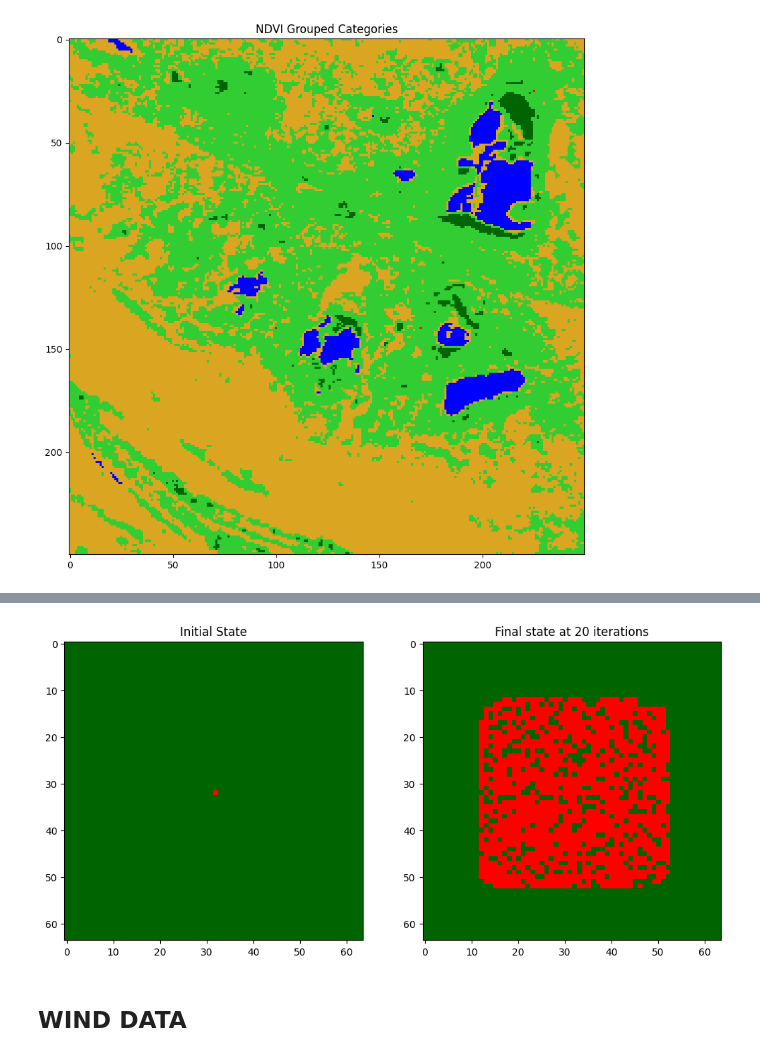
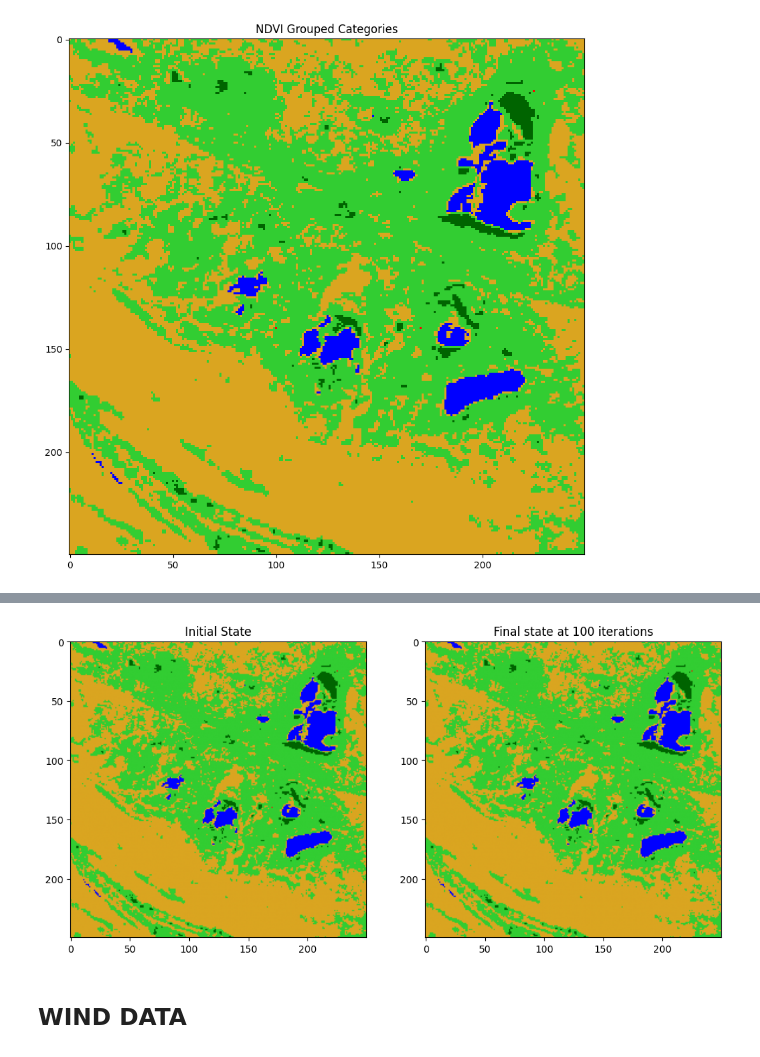
Before and after one commit to francobarrionuevoenv21/HPC_2025, a Jupyter notebook: Final_project/CA_Implt_GPUs_HPC2025.ipynb, the cells around one changed output, grey strips where cells are left out. Drawn from its saved outputs; the diff is of its cells as text; code cells hidden in the pictures.

```diff
--- a/Final_project/CA_Implt_GPUs_HPC2025.ipynb
+++ b/Final_project/CA_Implt_GPUs_HPC2025.ipynb
@@ -490,6 +522,6 @@ Text(0.5, 1.0, 'NDVI Grouped Categories')
 # %%
 # NUMBER OF TIME-STEPS
-T = 20
+T = 100
 
 # SET RANDOM VALUES MATRIX (ONLY FOR GPU IMPLEMENTATION)
 random_p_s2 = np.random.rand(T, x_s2, y_s2).astype(np.float32)
@@ -505,14 +537,14 @@ start_GPU = time.time()
 compute_AC = mod.get_function("compute_AC")
 
 # ALLOCATE GPU MEMORY
-state_gpu_s2 = drv.mem_alloc(state_s2.nbytes)
-state_old_gpu_s2 = drv.mem_alloc(state_s2.nbytes)
-pden_gpu_s2 = drv.mem_alloc(p_den_s2_sel.nbytes)
+state_gpu_s2 = drv.mem_alloc(state_s2_copy.nbytes)
+state_old_gpu_s2 = drv.mem_alloc(state_s2_copy.nbytes)
+pburn_gpu_s2 = drv.mem_alloc(p_burn_s2.nbytes)
 randm_gpu_s2 = drv.mem_alloc(random_p_s2[0].nbytes)
 
 # Copy initial data to GPU
-drv.memcpy_htod(state_gpu_s2, state_s2)
-drv.memcpy_htod(pden_gpu_s2, p_den_s2)
+drv.memcpy_htod(state_gpu_s2, state_s2_copy)
+drv.memcpy_htod(pburn_gpu_s2, p_burn_s2) # Corrected: Copy contiguous array
 
 # Define block and grid dimensions
 block_dim = (32, 32, 1) # max threads by block: 1024 (32x32)
@@ -527,12 +559,12 @@ for t in range(T):
 
     # Generate new random values for this iteration (if needed)
     #random_p = np.random.random((rows, cols)).astype(np.float32)
-    drv.memcpy_htod(randm_gpu_s2, random_p_s2[t])
+    drv.memcpy_htod(randm_gpu_s2, np.ascontiguousarray(random_p_s2[t])) # Corrected: Copy contiguous array
 
     # Launch kernel
     compute_AC(
         state_gpu_s2,
-        pden_gpu_s2,
+        pburn_gpu_s2,
         randm_gpu_s2,
         np.int32(rows),
         np.int32(cols),
@@ -552,12 +584,12 @@ for t in range(T):
         print()'''
 
     # Copy current state to old state
-    drv.memcpy_dtod(state_old_gpu_s2, state_gpu_s2, state.nbytes)
+    drv.memcpy_dtod(state_old_gpu_s2, state_gpu_s2, state_s2.nbytes) # Corrected: Use state_s2.nbytes
 
 
 # Copy final result back to CPU
-result_s2 = np.empty_like(state)
-drv.memcpy_dtoh(result, state_gpu_s2)
+result_s2 = np.empty_like(state_s2) # Corrected: Create result_s2 with the correct shape
+drv.memcpy_dtoh(result_s2, state_gpu_s2) # Corrected: Copy into result_s2
 
 # END TIME GPU IMPLEMENTATION
 end_GPU = time.time()
@@ -572,0 +603,7 @@ end_GPU-start_GPU # in seconds
+# %%
+ini_state = ndvi_numerical_sel_copy.copy()
+
+FP_mask_CA = (result_s2 == 1)
+
+end_state = ini_state.copy()
+end_state[FP_mask_CA] = 4
@@ -573,15 +625,13 @@ end_GPU-start_GPU # in seconds
 # %%
-cmap_123 = ListedColormap(['darkgreen', 'red'])
-
 fig, ax = plt.subplots(1, 2, figsize=(12,12)) # Correctly unpacks figure and axes
 
-ax[0].imshow(state_GPU, cmap=cmap_123) # Use the first axes for the initial state
+ax[0].imshow(ini_state, cmap=cmap_123) # Use the first axes for the initial state
 ax[0].set_title("Initial State")
-ax[1].imshow(result, cmap=cmap_123) # Use the second axes for the final state
+ax[1].imshow(end_state , cmap=cmap_123) # Use the second axes for the final state
 ax[1].set_title("Final state at "+str(T)+" iterations")
 plt.show()
 # %% [output]
-[figure, old version]
+[figure, new version]
 # %%
 ndvi_numerical_sel
 # %% [markdown]
```
Also changed, not shown: parts of 9 cells of this notebook.
